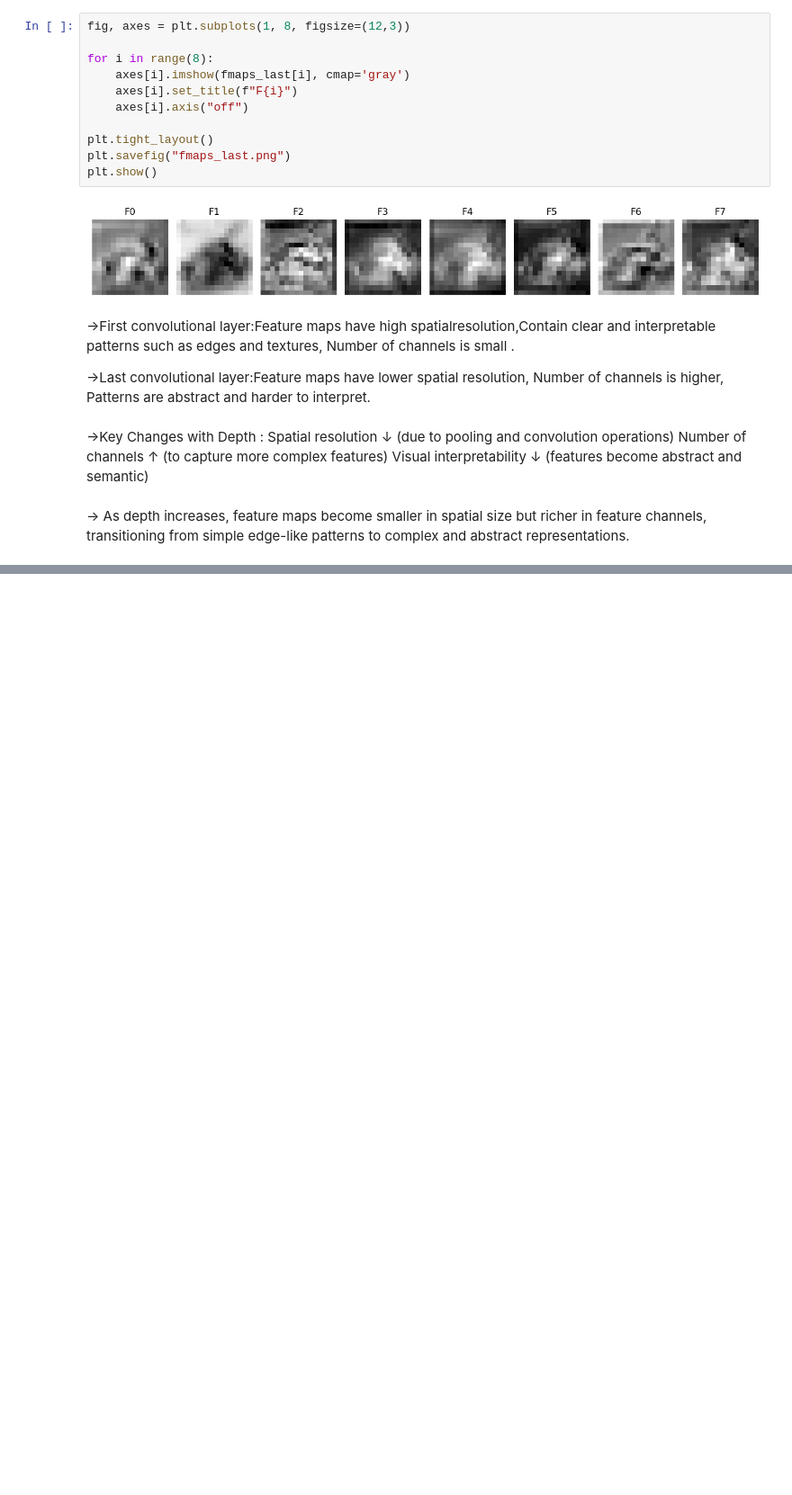
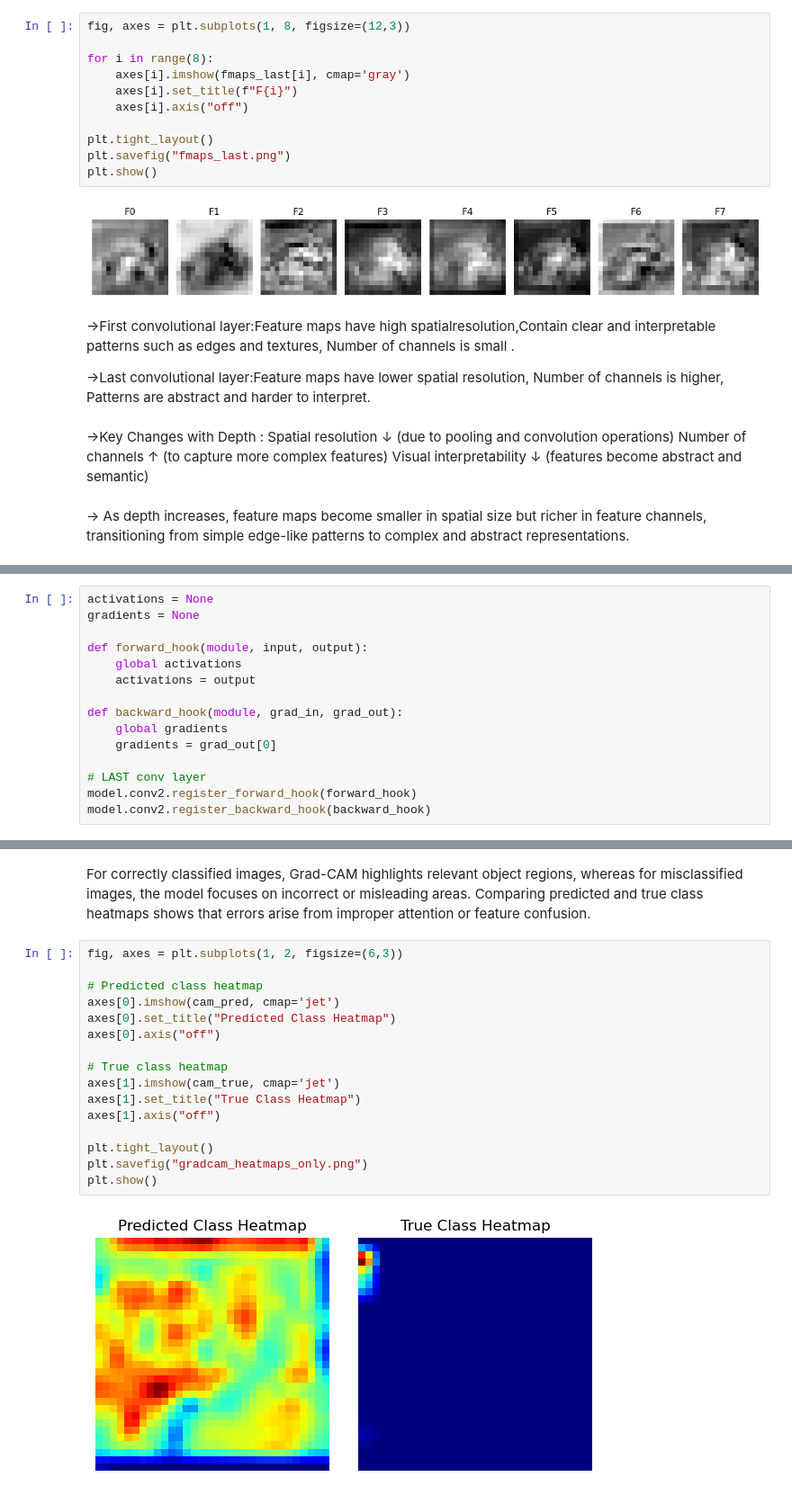
Before and after one commit to ritesh-kr18/CNN_Lab_Work, a Jupyter notebook: 24cd3035_CNN_Lab.ipynb, the cells around one changed output, grey strips where cells are left out. Shown at 90% size. Drawn from its saved outputs; the diff is of its cells as text; blank space fills up the shorter version.

Commit message:
Task 4: Implemented Grad-CAM and confusion matrix analysis for CIFAR-10 CNN

```diff
--- a/24cd3035_CNN_Lab.ipynb
+++ b/24cd3035_CNN_Lab.ipynb
@@ -1401,0 +1422,15 @@ Visual interpretability ↓ (features become abstract and semantic)
+# %%
+activations = None
+gradients = None
+
+def forward_hook(module, input, output):
+    global activations
+    activations = output
+
+def backward_hook(module, grad_in, grad_out):
+    global gradients
+    gradients = grad_out[0]
+
+# LAST conv layer
+model.conv2.register_forward_hook(forward_hook)
+model.conv2.register_backward_hook(backward_hook)
@@ -1401,0 +1540,20 @@ Visual interpretability ↓ (features become abstract and semantic)
+# %% [markdown]
+For correctly classified images, Grad-CAM highlights relevant object regions, whereas for misclassified images, the model focuses on incorrect or misleading areas. Comparing predicted and true class heatmaps shows that errors arise from improper attention or feature confusion.
+# %%
+fig, axes = plt.subplots(1, 2, figsize=(6,3))
+
+# Predicted class heatmap
+axes[0].imshow(cam_pred, cmap='jet')
+axes[0].set_title("Predicted Class Heatmap")
+axes[0].axis("off")
+
+# True class heatmap
+axes[1].imshow(cam_true, cmap='jet')
+axes[1].set_title("True Class Heatmap")
+axes[1].axis("off")
+
+plt.tight_layout()
+plt.savefig("gradcam_heatmaps_only.png")
+plt.show()
+# %% [output]
+[figure, added]
```
Also changed, not shown: parts of 25 cells of this notebook.
